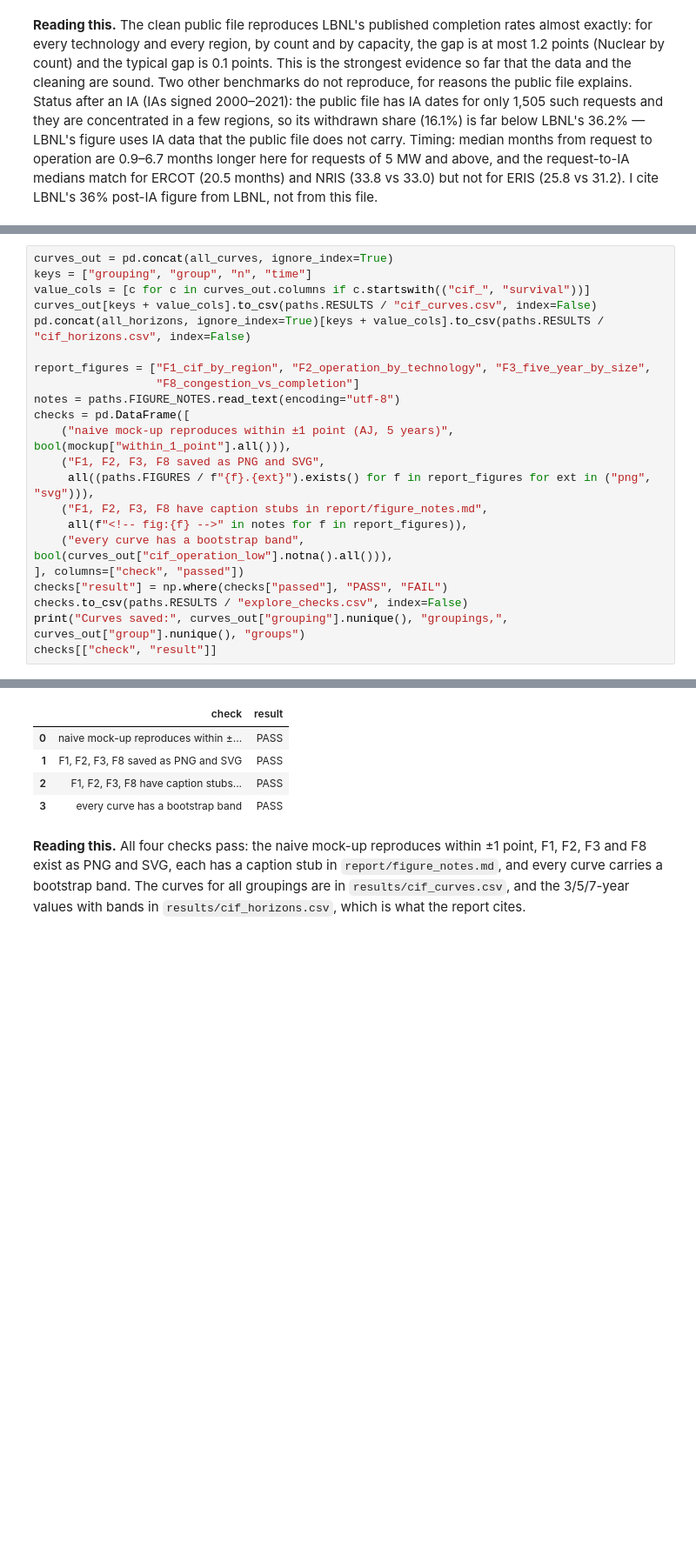
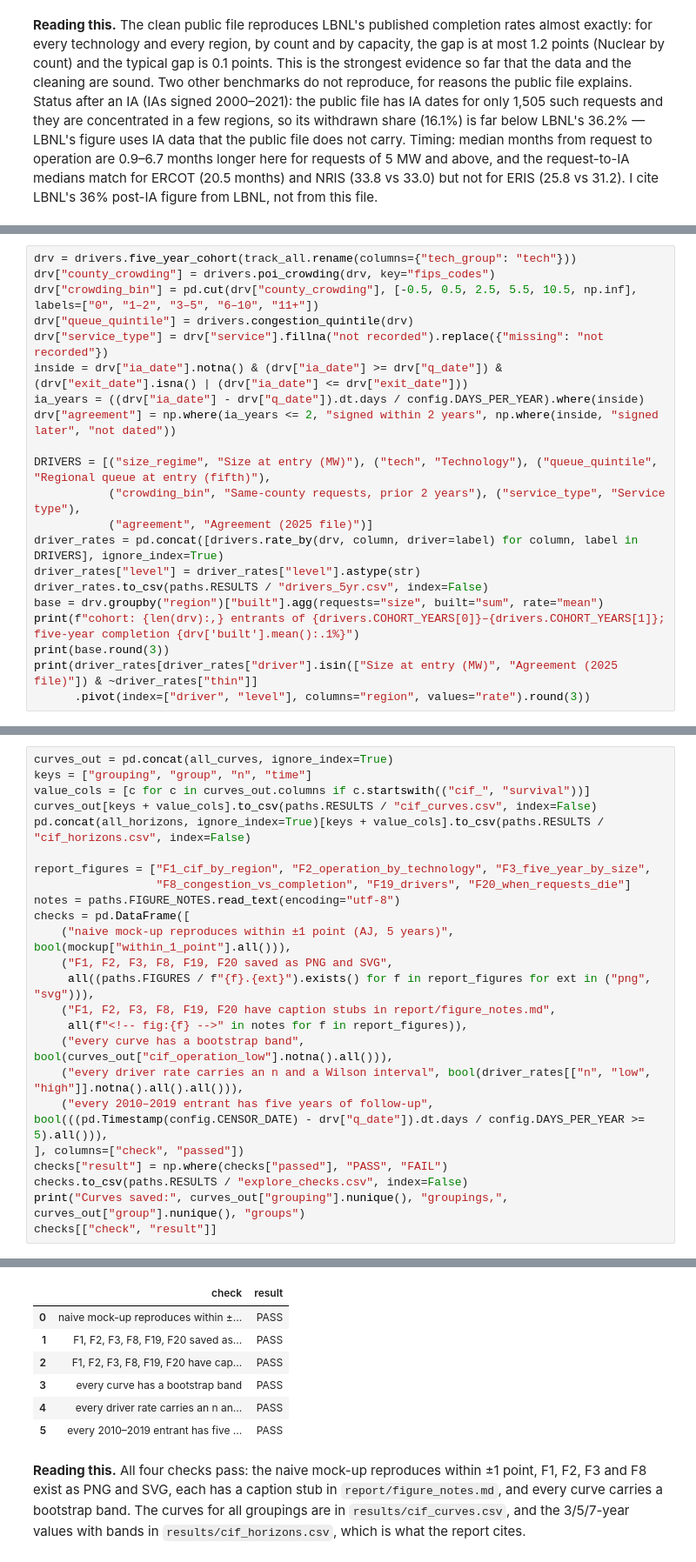
Before and after one commit to alanmossinger/Capstone, a Jupyter notebook: notebooks/03_explore_survival_curves.ipynb, the cells around one changed output, grey strips where cells are left out. Shown at 87% size. Drawn from its saved outputs; the diff is of its cells as text; blank space fills up the shorter version.

```diff
--- a/notebooks/03_explore_survival_curves.ipynb
+++ b/notebooks/03_explore_survival_curves.ipynb
@@ -942,0 +949,21 @@ bench.groupby("benchmark")["difference"].agg(["count", "median", lambda d: d.abs
+# %%
+drv = drivers.five_year_cohort(track_all.rename(columns={"tech_group": "tech"}))
+drv["county_crowding"] = drivers.poi_crowding(drv, key="fips_codes")
+drv["crowding_bin"] = pd.cut(drv["county_crowding"], [-0.5, 0.5, 2.5, 5.5, 10.5, np.inf], labels=["0", "1–2", "3–5", "6–10", "11+"])
+drv["queue_quintile"] = drivers.congestion_quintile(drv)
+drv["service_type"] = drv["service"].fillna("not recorded").replace({"missing": "not recorded"})
+inside = drv["ia_date"].notna() & (drv["ia_date"] >= drv["q_date"]) & (drv["exit_date"].isna() | (drv["ia_date"] <= drv["exit_date"]))
+ia_years = ((drv["ia_date"] - drv["q_date"]).dt.days / config.DAYS_PER_YEAR).where(inside)
+drv["agreement"] = np.where(ia_years <= 2, "signed within 2 years", np.where(inside, "signed later", "not dated"))
+
+DRIVERS = [("size_regime", "Size at entry (MW)"), ("tech", "Technology"), ("queue_quintile", "Regional queue at entry (fifth)"),
+           ("crowding_bin", "Same-county requests, prior 2 years"), ("service_type", "Service type"),
+           ("agreement", "Agreement (2025 file)")]
+driver_rates = pd.concat([drivers.rate_by(drv, column, driver=label) for column, label in DRIVERS], ignore_index=True)
+driver_rates["level"] = driver_rates["level"].astype(str)
+driver_rates.to_csv(paths.RESULTS / "drivers_5yr.csv", index=False)
+base = drv.groupby("region")["built"].agg(requests="size", built="sum", rate="mean")
+print(f"cohort: {len(drv):,} entrants of {drivers.COHORT_YEARS[0]}–{drivers.COHORT_YEARS[1]}; five-year completion {drv['built'].mean():.1%}")
+print(base.round(3))
+print(driver_rates[driver_rates["driver"].isin(["Size at entry (MW)", "Agreement (2025 file)"]) & ~driver_rates["thin"]]
+      .pivot(index=["driver", "level"], columns="region", values="rate").round(3))
@@ -949,32 +1147,36 @@ PLAN.md §6 (notebook 03) follow.
 # %%
 curves_out = pd.concat(all_curves, ignore_index=True)
 keys = ["grouping", "group", "n", "time"]
 value_cols = [c for c in curves_out.columns if c.startswith(("cif_", "survival"))]
 curves_out[keys + value_cols].to_csv(paths.RESULTS / "cif_curves.csv", index=False)
 pd.concat(all_horizons, ignore_index=True)[keys + value_cols].to_csv(paths.RESULTS / "cif_horizons.csv", index=False)
 
 report_figures = ["F1_cif_by_region", "F2_operation_by_technology", "F3_five_year_by_size",
-                  "F8_congestion_vs_completion"]
+                  "F8_congestion_vs_completion", "F19_drivers", "F20_when_requests_die"]
 notes = paths.FIGURE_NOTES.read_text(encoding="utf-8")
 checks = pd.DataFrame([
     ("naive mock-up reproduces within ±1 point (AJ, 5 years)", bool(mockup["within_1_point"].all())),
-    ("F1, F2, F3, F8 saved as PNG and SVG",
+    ("F1, F2, F3, F8, F19, F20 saved as PNG and SVG",
      all((paths.FIGURES / f"{f}.{ext}").exists() for f in report_figures for ext in ("png", "svg"))),
-    ("F1, F2, F3, F8 have caption stubs in report/figure_notes.md",
+    ("F1, F2, F3, F8, F19, F20 have caption stubs in report/figure_notes.md",
      all(f"<!-- fig:{f} -->" in notes for f in report_figures)),
     ("every curve has a bootstrap band", bool(curves_out["cif_operation_low"].notna().all())),
+    ("every driver rate carries an n and a Wilson interval", bool(driver_rates[["n", "low", "high"]].notna().all().all())),
+    ("every 2010–2019 entrant has five years of follow-up", bool(((pd.Timestamp(config.CENSOR_DATE) - drv["q_date"]).dt.days / config.DAYS_PER_YEAR >= 5).all())),
 ], columns=["check", "passed"])
 checks["result"] = np.where(checks["passed"], "PASS", "FAIL")
 checks.to_csv(paths.RESULTS / "explore_checks.csv", index=False)
 print("Curves saved:", curves_out["grouping"].nunique(), "groupings,", curves_out["group"].nunique(), "groups")
 checks[["check", "result"]]
 # %% [output]
 Curves saved: 5 groupings, 39 groups
 |  | check | result |
 | 0 | naive mock-up reproduces within ±... | PASS |
-| 1 | F1, F2, F3, F8 saved as PNG and SVG | PASS |
-| 2 | F1, F2, F3, F8 have caption stubs... | PASS |
+| 1 | F1, F2, F3, F8, F19, F20 saved as... | PASS |
+| 2 | F1, F2, F3, F8, F19, F20 have cap... | PASS |
 | 3 | every curve has a bootstrap band | PASS |
+| 4 | every driver rate carries an n an... | PASS |
+| 5 | every 2010–2019 entrant has five ... | PASS |
 # %% [markdown]
 **Reading this.** All four checks pass: the naive mock-up reproduces within ±1 point, F1, F2, F3 and F8 exist as PNG and SVG, each has a caption stub in `report/figure_notes.md`, and every curve carries a bootstrap band. The curves for all groupings are in `results/cif_curves.csv`, and the 3/5/7-year values with bands in `results/cif_horizons.csv`, which is what the report cites.
 # %% [markdown]
```
Also changed, not shown: parts of 12 cells of this notebook, 48 other files.
